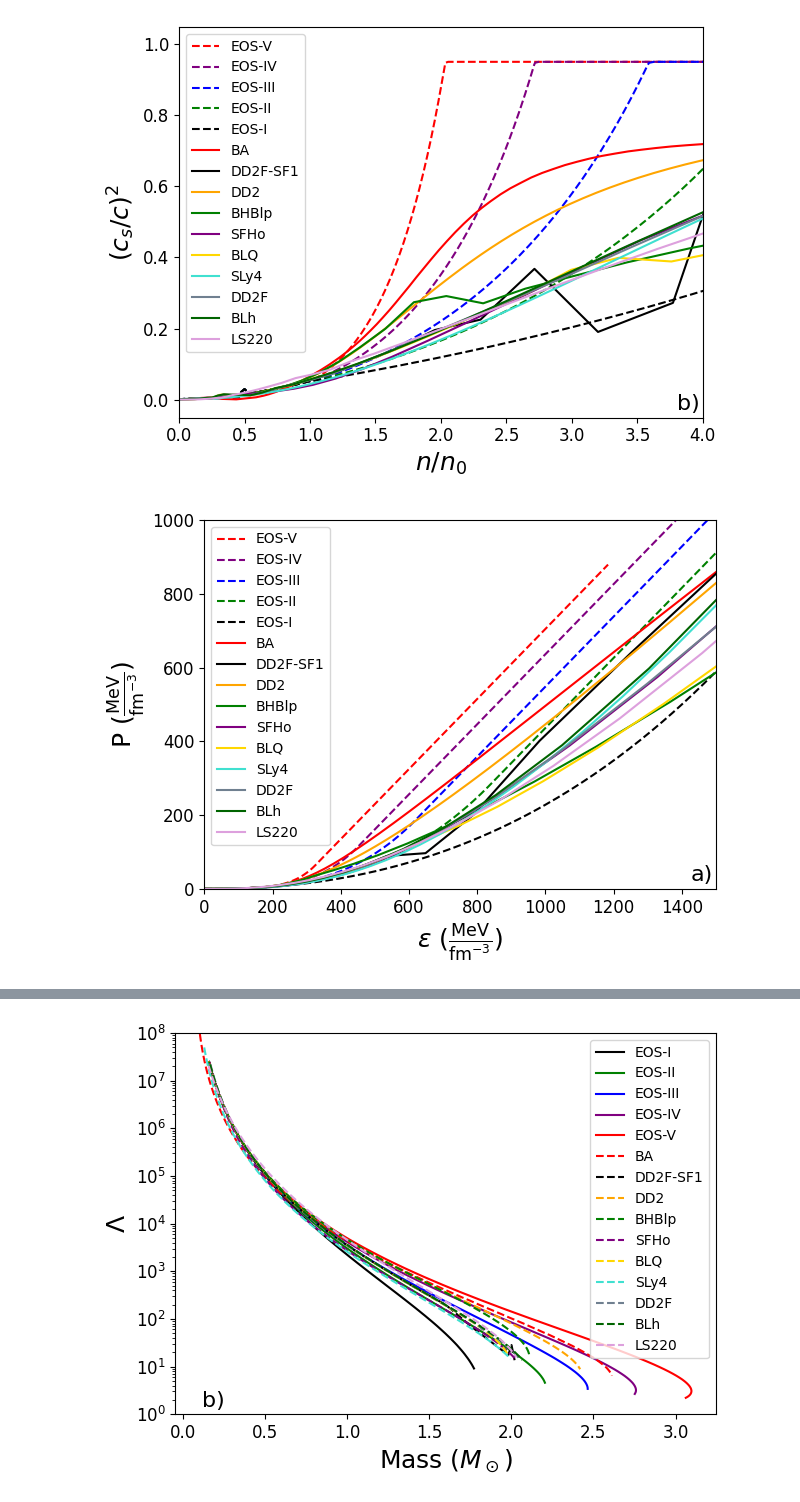
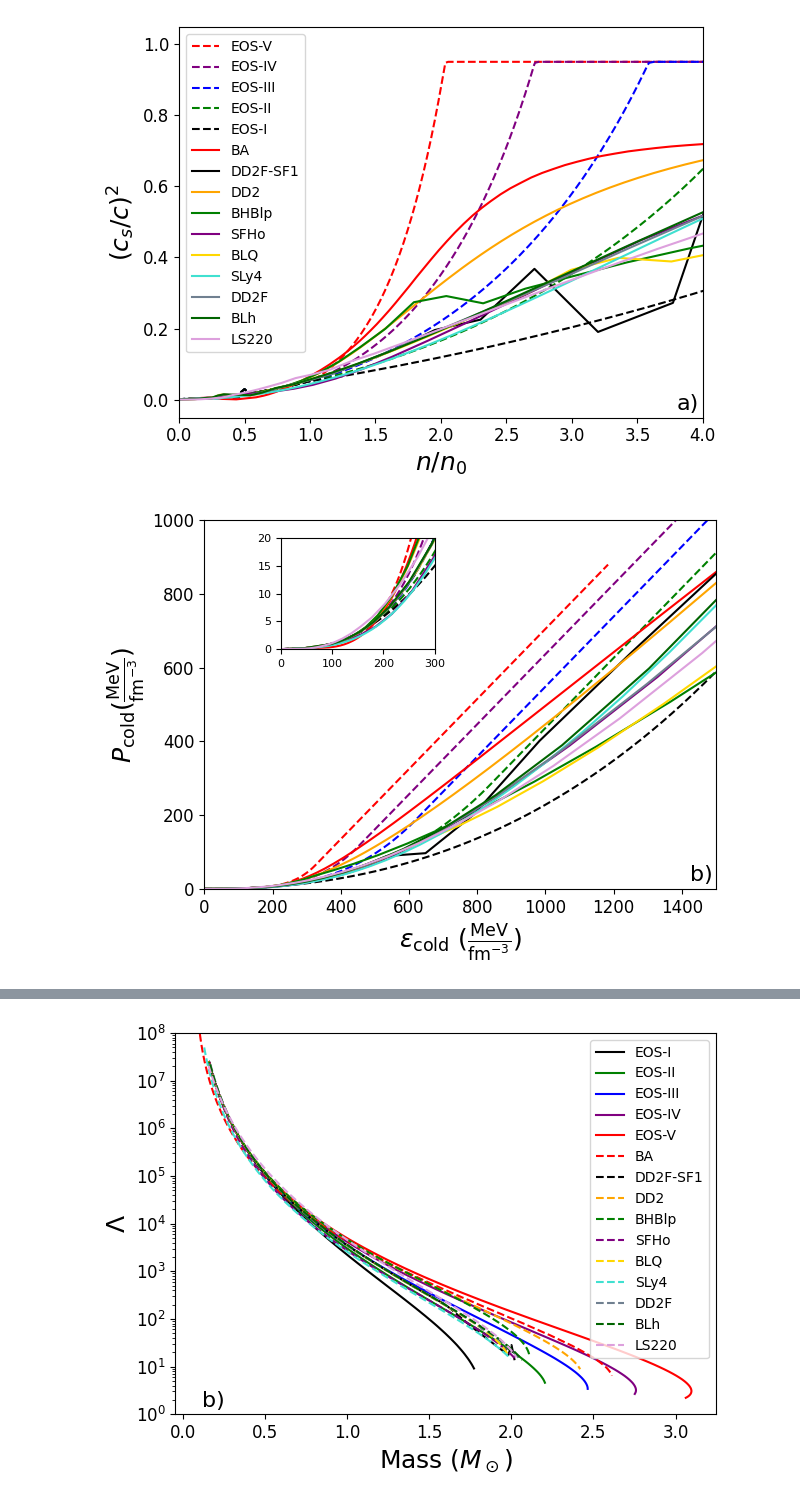
Before and after one commit to astro-man98/High_Density_Sound_Speed, a Jupyter notebook: EOS_Figures.ipynb, the cells around one changed output, grey strips where cells are left out. Drawn from its saved outputs; the diff is of its cells as text; code cells hidden in the pictures.

Commit message:
Added insets to eos plot

```diff
--- a/EOS_Figures.ipynb
+++ b/EOS_Figures.ipynb
@@ -173,13 +175,13 @@ cs2 match: 0.051
 Done
 alpha = 0.0012392345966394309
 # %%
-for name in RVSS_List.keys():
-    dataout = np.column_stack([RVSS_List[name][0].nb_unified/n0,RVSS_List[name][0].cs2_unified])
-    np.savetxt(f'./Figure_Data/EOS/cs2/eos_{name}_cs2.txt',dataout)
+# for name in RVSS_List.keys():
+#     dataout = np.column_stack([RVSS_List[name][0].nb_unified/n0,RVSS_List[name][0].cs2_unified])
+#     np.savetxt(f'./Figure_Data/EOS/cs2/eos_{name}_cs2.txt',dataout)
 
-for eos in eos_dens:
-    dataout = np.column_stack([eos_dens[eos]/n0,eos_cs2[eos]])
-    np.savetxt(f'./Figure_Data/EOS/cs2/{eos}_cs2.txt',dataout)
+# for eos in eos_dens:
+#     dataout = np.column_stack([eos_dens[eos]/n0,eos_cs2[eos]])
+#     np.savetxt(f'./Figure_Data/EOS/cs2/{eos}_cs2.txt',dataout)
 # %%
 
 axes_label_fontsize = 18
@@ -189,7 +191,7 @@ text_fontsize = 16
 eos_cs2_fig,eos_cs2_axes = plt.subplots(1)
 for name in RVSS_List.keys():
     eos_data = np.loadtxt(f'./Figure_Data/EOS/cs2/eos_{name}_cs2.txt')
-    eos_cs2_axes.plot(eos_data[:,0],eos_data[:,1],color=RVSS_List[name][1],linestyle='--',label=f'EOS-{name}')
+    eos_cs2_axes.plot(eos_data[:,0],eos_data[:,1],color=RVSS_List[name][0],linestyle='--',label=f'EOS-{name}')
 
 for eos in eos_colors.keys():
     eos_data = np.loadtxt(f'./Figure_Data/EOS/cs2/{eos}_cs2.txt')
@@ -203,7 +205,7 @@ eos_cs2_axes.legend()
 
 eos_cs2_axes.xaxis.label.set_size(18)
 eos_cs2_axes.yaxis.label.set_size(18)
-eos_cs2_axes.text(0.95,0.02,'b)',transform=eos_cs2_axes.transAxes,fontsize=text_fontsize)
+eos_cs2_axes.text(0.95,0.02,'a)',transform=eos_cs2_axes.transAxes,fontsize=text_fontsize)
 eos_cs2_fig.tight_layout()
 
 eos_cs2_fig.savefig('./Figures/Final_Paper_Figs/ALPHA_cs2_n_core.pdf',format='pdf',dpi=300)
@@ -212,30 +214,47 @@ eos_cs2_fig.savefig('./Figures/Final_Paper_Figs/ALPHA_cs2_n_core.pdf',format='pd
 # %%
 axes_label_fontsize = 18
 tick_label_fontsize = 12
 text_fontsize = 16
+
+inset_label_fontsize=12
+inset_tick_label_fontsize=8
+inset_text_fontsize = 12
+
 eos_pve_fig,eos_pve_axes = plt.subplots(1)
+
+eos_pve_ld_inset_ax = eos_pve_axes.inset_axes([0.15,0.65,0.3,0.3],transform=eos_pve_axes.transAxes)
+
 
 for name in RVSS_List.keys():
     eos_data = np.loadtxt(f'./Figure_Data/EOS/p_vs_e/{name}_pve.txt')
-    eos_pve_axes.plot(eos_data[:,0],eos_data[:,1],color=RVSS_List[name][1],linestyle='--',label=f'EOS-{name}')
+    eos_pve_axes.plot(eos_data[:,0],eos_data[:,1],color=RVSS_List[name][0],linestyle='--',label=f'EOS-{name}')
+    eos_pve_ld_inset_ax.plot(eos_data[:,0],eos_data[:,1],color=RVSS_List[name][0],linestyle='--',label=f'EOS-{name}')
+
 
 for eos in eos_colors.keys():
     eos_data = np.loadtxt(f'./Figure_Data/EOS/p_vs_e/{eos}_pve.txt')
-    eos_pve_axes.plot(eos_data[:,0],eos_data[:,1],label=eos,color=eos_colors[eos])
+    eos_pve_axes.plot(eos_data[:,0],eos_data[:,1],color=eos_colors[eos])
+    eos_pve_ld_inset_ax.plot(eos_data[:,0],eos_data[:,1],color=eos_colors[eos])
 
 eos_pve_axes.set_xlim([0,1500])
 eos_pve_axes.set_ylim([0,1000])
-eos_pve_axes.set_ylabel(r"$\text{P }(\frac{\text{MeV}}{\text{fm}^{-3}})$",fontsize = axes_label_fontsize)
-eos_pve_axes.set_xlabel(r"$\varepsilon \text{ }(\frac{\text{MeV}}{\text{fm}^{-3}})$",fontsize = axes_label_fontsize)
+eos_pve_axes.set_ylabel(r"$P_{\text{cold}}(\frac{\text{MeV}}{\text{fm}^{-3}})$",fontsize = axes_label_fontsize)
+eos_pve_axes.set_xlabel(r"$\varepsilon_{\text{cold}} \text{ }(\frac{\text{MeV}}{\text{fm}^{-3}})$",fontsize = axes_label_fontsize)
 eos_pve_axes.tick_params(labelsize=tick_label_fontsize)
-eos_pve_axes.legend()
-eos_pve_axes.text(0.95,0.02,'a)',transform=eos_pve_axes.transAxes,fontsize=text_fontsize)
+#eos_pve_axes.legend()
+eos_pve_axes.text(0.95,0.02,'b)',transform=eos_pve_axes.transAxes,fontsize=text_fontsize)
+
+eos_pve_ld_inset_ax.set_xlim([0,300])
+eos_pve_ld_inset_ax.set_ylim([0,20])
+#eos_pve_ld_inset_ax.set_xlabel(r"$\varepsilon \text{ }(\frac{\text{MeV}}{\text{fm}^{-3}})$",fontsize = inset_label_fontsize)
+#eos_pve_ld_inset_ax.set_ylabel(r"$\text{P }(\frac{\text{MeV}}{\text{fm}^{-3}})$",fontsize = inset_label_fontsize)
+eos_pve_ld_inset_ax.tick_params(labelsize=inset_tick_label_fontsize)
 
 eos_pve_fig.tight_layout()
 
 eos_pve_fig.savefig('./Figures/Final_Paper_Figs/eos_p_vs_e.pdf',format='pdf',dpi=300)
 # %% [output]
-[figure, old version]
+[figure, new version]
 # %%
 
 
```
Also changed, not shown: parts of 7 cells of this notebook, 4 other files.
